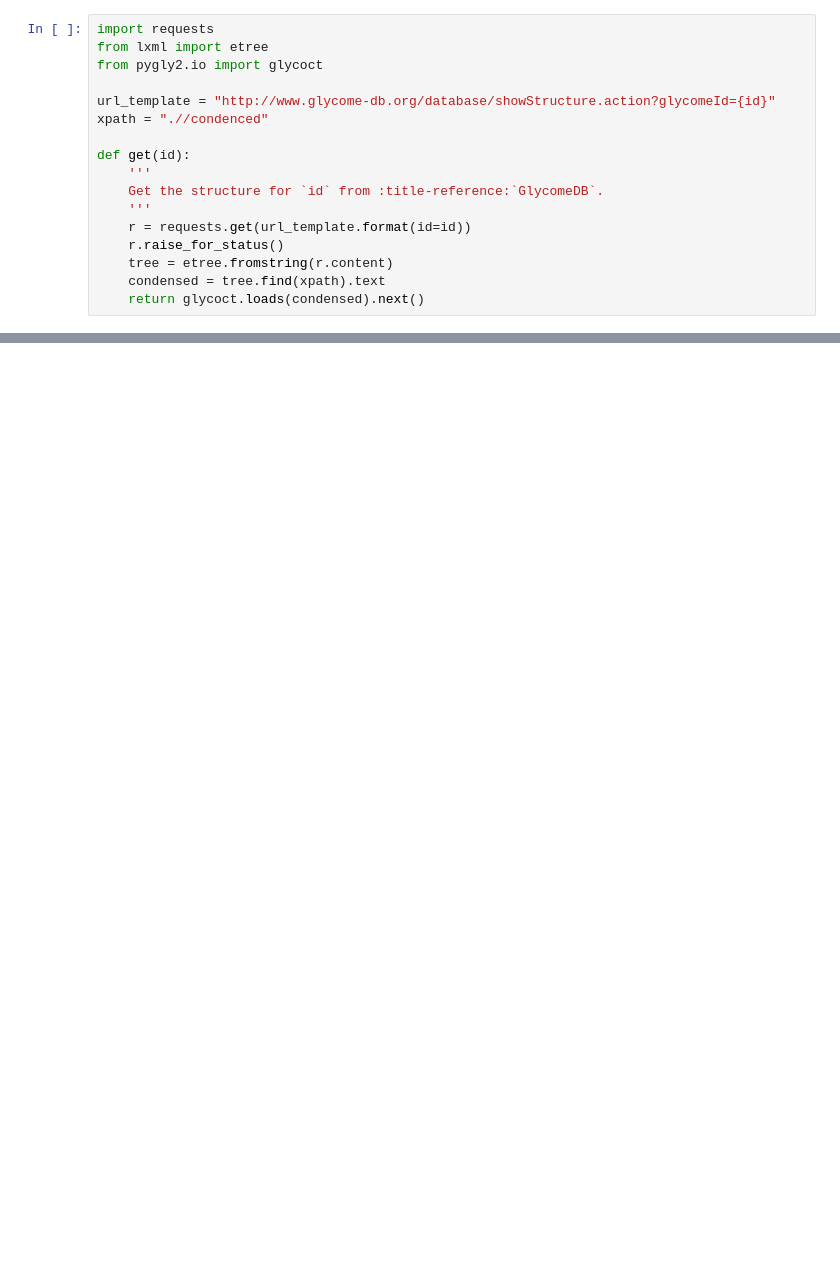
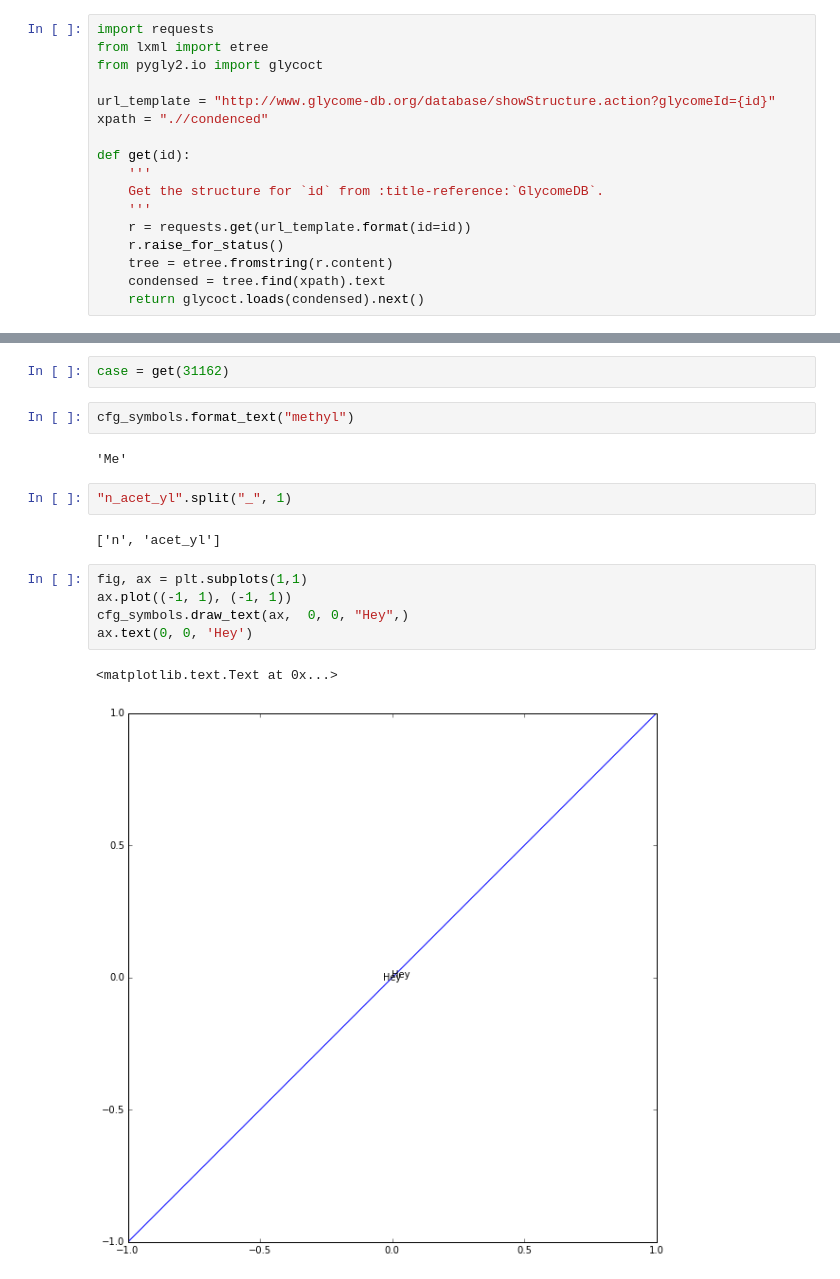
Before and after one commit to mobiusklein/glypy, a Jupyter notebook: contrib/plot/Testing.ipynb, the cells around one changed output, grey strips where cells are left out. Saved outputs shown, nothing was run; the diff lists cells and outputs as text; blank space fills up the shorter version.

```diff
--- a/contrib/plot/Testing.ipynb
+++ b/contrib/plot/Testing.ipynb
@@ -122,0 +197,18 @@ draw_tree.plot(monosaccharides.Fru)
+# %%
+case = get(31162)
+# %%
+cfg_symbols.format_text("methyl")
+# %% [output]
+'Me'
+# %%
+"n_acet_yl".split("_", 1)
+# %% [output]
+['n', 'acet_yl']
+# %%
+fig, ax = plt.subplots(1,1)
+ax.plot((-1, 1), (-1, 1))
+cfg_symbols.draw_text(ax,  0, 0, "Hey",)
+ax.text(0, 0, 'Hey')
+# %% [output]
+<matplotlib.text.Text at 0x...>
+[figure, added]
```
Also changed, not shown: parts of 11 cells of this notebook, 12 other files.
